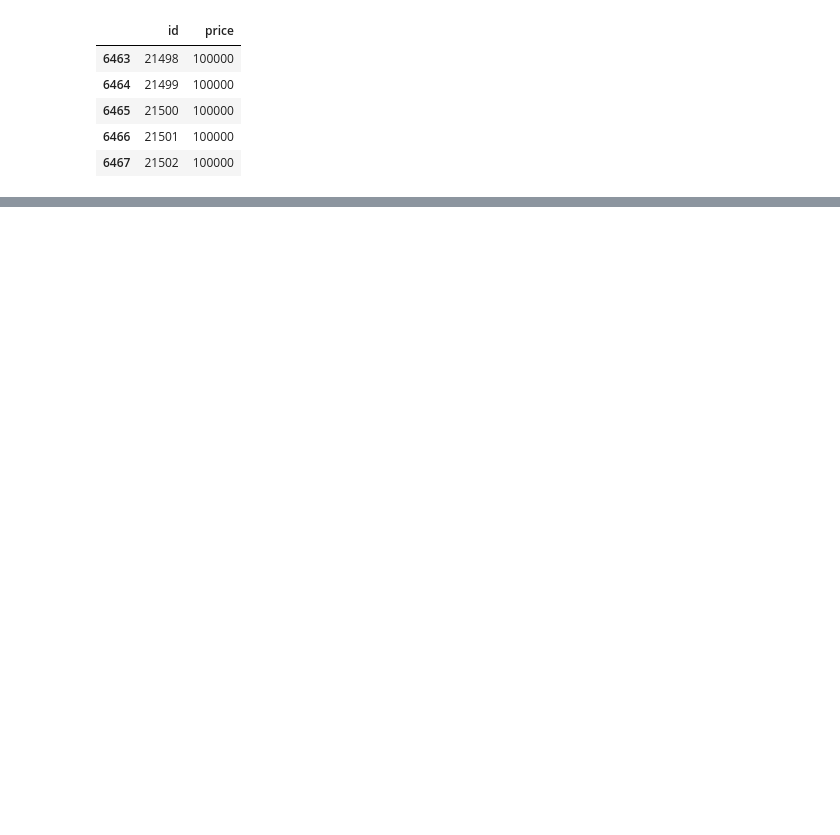
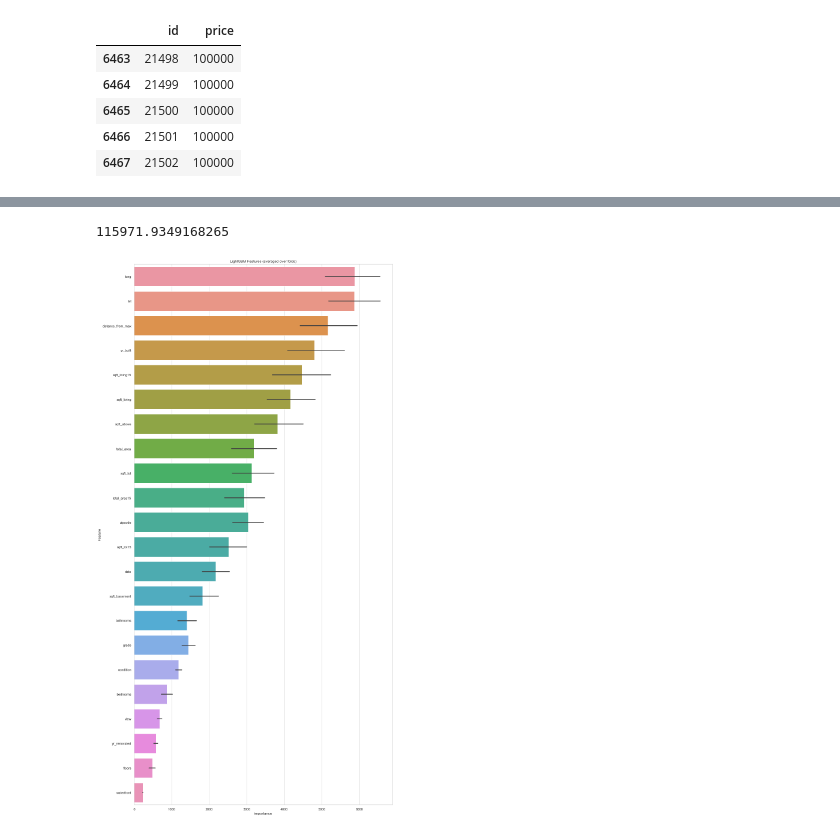
Before and after one commit to Junhojuno/everyday-kaggle, a Jupyter notebook: houseprice_prediction/code/Lets-Model-it.ipynb, the cells around one changed output, grey strips where cells are left out. Cells and saved outputs as stored; diff of their text form; code cells hidden in the pictures; blank space fills up the shorter version.

```diff
--- a/houseprice_prediction/code/Lets-Model-it.ipynb
+++ b/houseprice_prediction/code/Lets-Model-it.ipynb
@@ -582,0 +660,7 @@ submission.to_csv("8_submission.csv", index=False)
+# %%
+from sklearn.decomposition import PCA
+
+pca1 = PCA(n_components=70)
+df_train_low = pca1.fit_transform(df_train)
+df_train_low = pd.DataFrame(df_train_low)
+df_train = pd.concat([df_train, df_train_low], axis=1)
@@ -582,0 +764,16 @@ submission.to_csv("8_submission.csv", index=False)
+# %%
+import numpy as np
+import pandas as pd
+import matplotlib.pyplot as plt
+import seaborn as sns
+import statsmodels.api as sm
+import warnings
+warnings.filterwarnings('ignore')
+
+df_train = pd.read_csv("../dataset/train.csv")
+df_test = pd.read_csv("../dataset/test.csv")
+df_train['date'] = df_train['date'].map(lambda x : int(x.split('T')[0][:6]))
+df_test['date'] = df_test['date'].map(lambda x : int(x.split('T')[0][:6]))
+train_id = df_train.id
+test_id = df_test.id
+df_train.shape, df_test.shape
@@ -582,0 +835,4 @@ submission.to_csv("8_submission.csv", index=False)
+# %%
+training_cols = column_selection(df_train, drop_cols=['id','log_price','price'])
+target = df_train['log_price']
+df_train, df_test = df_train[training_cols], df_test[training_cols]
@@ -582,0 +911,19 @@ submission.to_csv("8_submission.csv", index=False)
+# %%
+cv1 = np.sqrt(mean_squared_error(np.expm1(oof), np.expm1(y_reg)))
+print(cv1)
+# %% [output]
+115971.9349168265
+# %%
+##plot the feature importance
+cols = (feature_importance_df[["Feature", "importance"]]
+        .groupby("Feature")
+        .mean()
+        .sort_values(by="importance", ascending=False)[:1000].index)
+best_features = feature_importance_df.loc[feature_importance_df.Feature.isin(cols)]
+
+plt.figure(figsize=(14,26))
+sns.barplot(x="importance", y="Feature", data=best_features.sort_values(by="importance",ascending=False))
+plt.title('LightGBM Features (averaged over folds)')
+plt.tight_layout()
+# %% [output]
+[figure, added]
```
Also changed, not shown: parts of 40 cells of this notebook.
